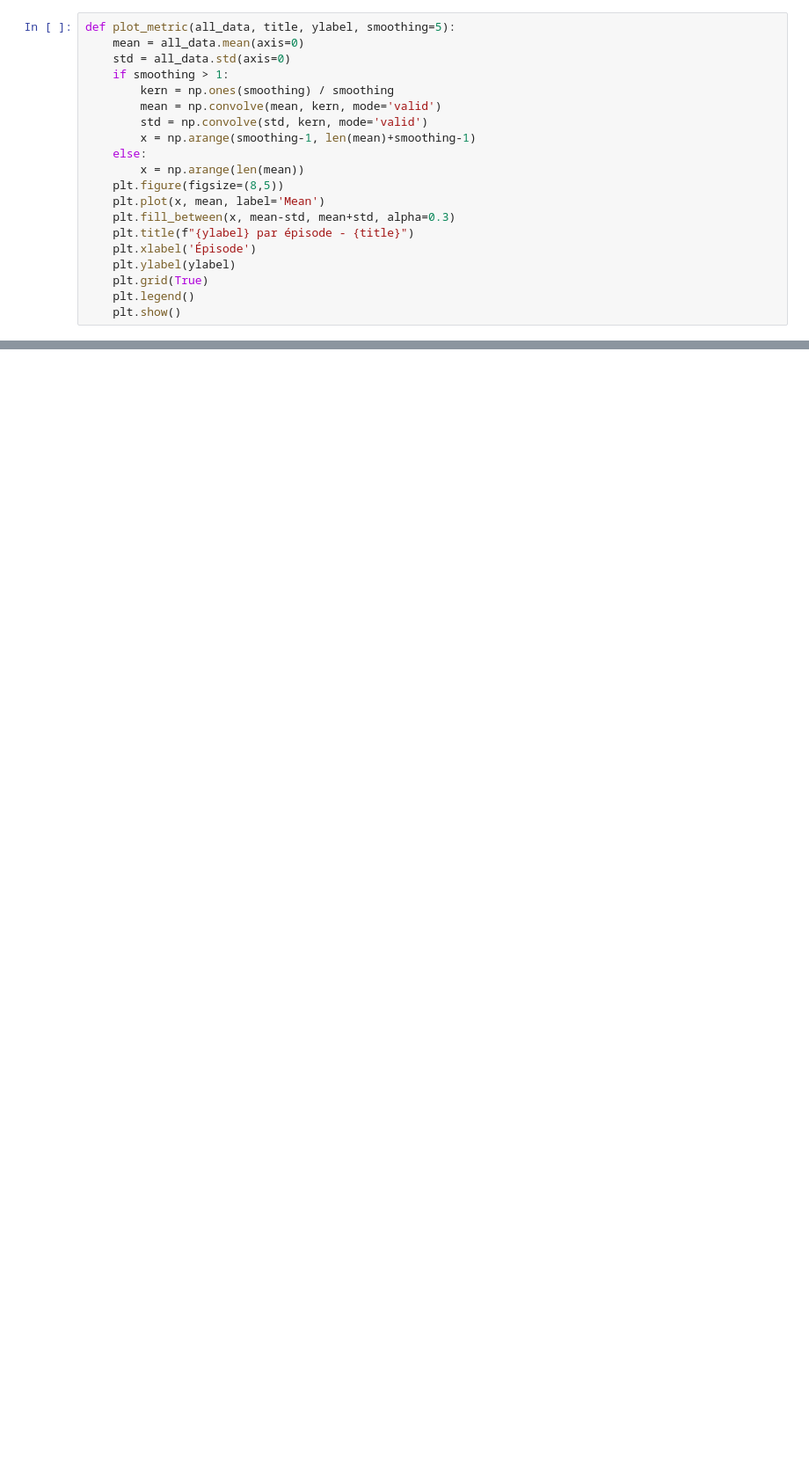
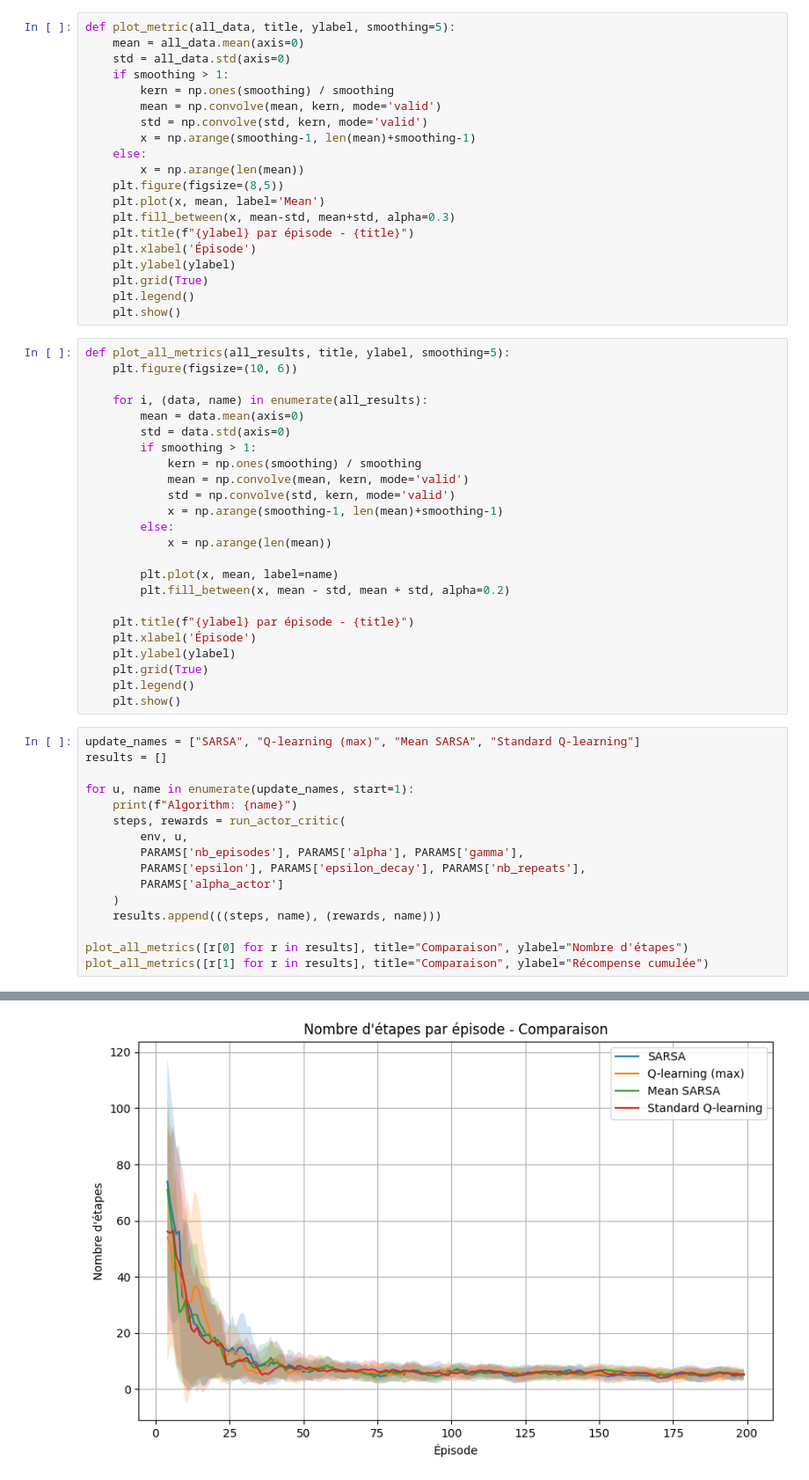
Before and after one commit to ZahhS/PLDAC-RL-tabulaire, a Jupyter notebook: code/actor_critic_debug.ipynb, the cells around one changed output, grey strips where cells are left out. Shown at 88% size. Cells and saved outputs as stored; diff of their text form; blank space fills up the shorter version.

```diff
--- a/code/actor_critic_debug.ipynb
+++ b/code/actor_critic_debug.ipynb
@@ -146,3 +178,44 @@ def plot_metric(all_data, title, ylabel, smoothing=5):
     plt.grid(True)
     plt.legend()
     plt.show()
+# %%
+def plot_all_metrics(all_results, title, ylabel, smoothing=5):
+    plt.figure(figsize=(10, 6))
+
+    for i, (data, name) in enumerate(all_results):
+        mean = data.mean(axis=0)
+        std = data.std(axis=0)
+        if smoothing > 1:
+            kern = np.ones(smoothing) / smoothing
+            mean = np.convolve(mean, kern, mode='valid')
+            std = np.convolve(std, kern, mode='valid')
+            x = np.arange(smoothing-1, len(mean)+smoothing-1)
+        else:
+            x = np.arange(len(mean))
+
+        plt.plot(x, mean, label=name)
+        plt.fill_between(x, mean - std, mean + std, alpha=0.2)
+
+    plt.title(f"{ylabel} par épisode - {title}")
+    plt.xlabel('Épisode')
+    plt.ylabel(ylabel)
+    plt.grid(True)
+    plt.legend()
+    plt.show()
+# %%
+update_names = ["SARSA", "Q-learning (max)", "Mean SARSA", "Standard Q-learning"]
+results = []
+
+for u, name in enumerate(update_names, start=1):
+    print(f"Algorithm: {name}")
+    steps, rewards = run_actor_critic(
+        env, u,
+        PARAMS['nb_episodes'], PARAMS['alpha'], PARAMS['gamma'],
+        PARAMS['epsilon'], PARAMS['epsilon_decay'], PARAMS['nb_repeats'],
+        PARAMS['alpha_actor']
+    )
+    results.append(((steps, name), (rewards, name)))
+
+plot_all_metrics([r[0] for r in results], title="Comparaison", ylabel="Nombre d'étapes")
+plot_all_metrics([r[1] for r in results], title="Comparaison", ylabel="Récompense cumulée")
+# %% [output]
@@ -148,0 +226 @@ def plot_metric(all_data, title, ylabel, smoothing=5):
+[figure, added]
```
Also changed, not shown: parts of 18 cells of this notebook, 2 other files.
